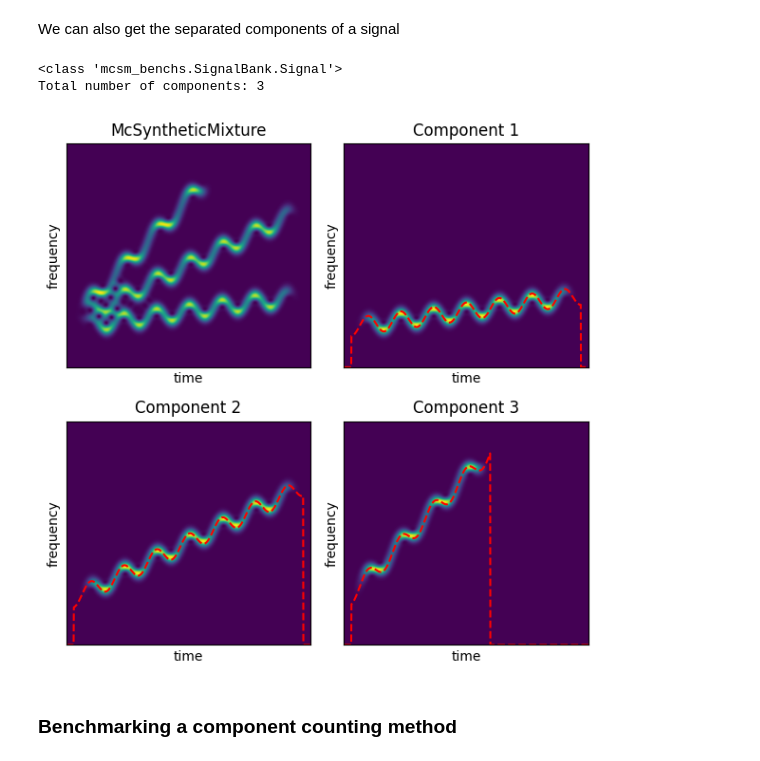
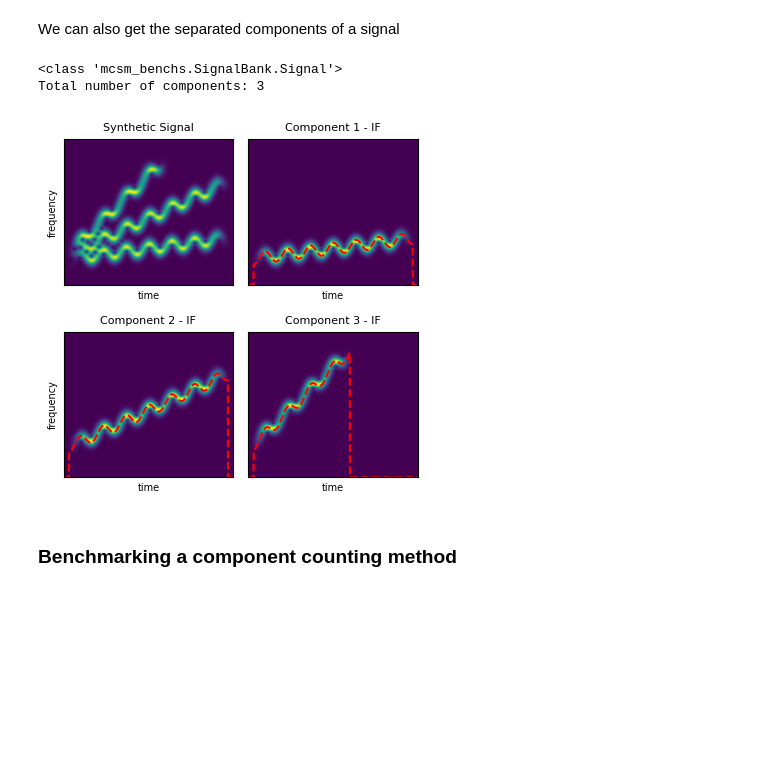
Before and after one commit to jmiramont/mcsm-benchs, a Jupyter notebook: notebooks/demo_quering_signals.ipynb, the cells around one changed output. Drawn from its saved outputs; the diff is of its cells as text; code cells hidden in the pictures; blank space fills up the shorter version.

```diff
--- a/notebooks/demo_quering_signals.ipynb
+++ b/notebooks/demo_quering_signals.ipynb
@@ -82,35 +83,38 @@ We can also get the separated components of a signal
 # %%
 signal_2 = signal_dic[signal_ids[1]]
 print(type(signal_2))
 print('Total number of components: {}'.format(signal_2.total_comps))
 
 # Plot the spectrograms of some signals:
-fig, ax = plt.subplots(2, 2, layout='tight', figsize=(6,6))
+fig, ax = plt.subplots(2, 2, sharex=True,sharey=True, layout='tight', figsize=(4,4))
 idx = np.unravel_index(0, ax.shape)
-S = np.abs(get_stft(signal_2))**2
+S = np.abs(get_stft(signal_2))
 ax[idx].imshow(S, origin = 'lower',aspect='auto')
-ax[idx].set_title('McSyntheticMixture')
+ax[idx].set_title('Synthetic Signal',fontsize=8)
 ax[idx].set_xticks([],[])
-ax[idx].set_xlabel('time')
+ax[idx].set_xlabel('time', fontsize=7)
 ax[idx].set_yticks([])
-ax[idx].set_ylabel('frequency')
+ax[idx].set_ylabel('frequency', fontsize=7)
 
 
 for i in range(1,signal_2.total_comps+1):
     component = signal_2.comps[i-1]
-    S = np.abs(get_stft(component))**2
+    S = np.abs(get_stft(component))
     idx = np.unravel_index(i, ax.shape)
     ax[idx].imshow(S, origin = 'lower',aspect='auto')
-    ax[idx].set_title('Component {}'.format(i))
+    ax[idx].set_title('Component {} - IF'.format(i),fontsize=8)
     ax[idx].set_xticks([],[])
-    ax[idx].set_xlabel('time')
+    ax[idx].set_xlabel('time', fontsize=7)
     ax[idx].set_yticks([])
-    ax[idx].set_ylabel('frequency')
+    if np.mod(i,2)==0:
+        ax[idx].set_ylabel('frequency', fontsize=7)
     ax[idx].plot(signal_2.instf[i-1]*2*N,'r--')
+
+fig.savefig('signals_ifs.pdf',dpi=900, transparent=False,bbox_inches='tight')
 # %% [output]
 <class 'mcsm_benchs.SignalBank.Signal'>
 Total number of components: 3
-[figure, old version]
+[figure, new version]
 # %% [markdown]
 ### Benchmarking a component counting method
 # %%
```
Also changed, not shown: parts of 1 cell of this notebook, 2 other files.
